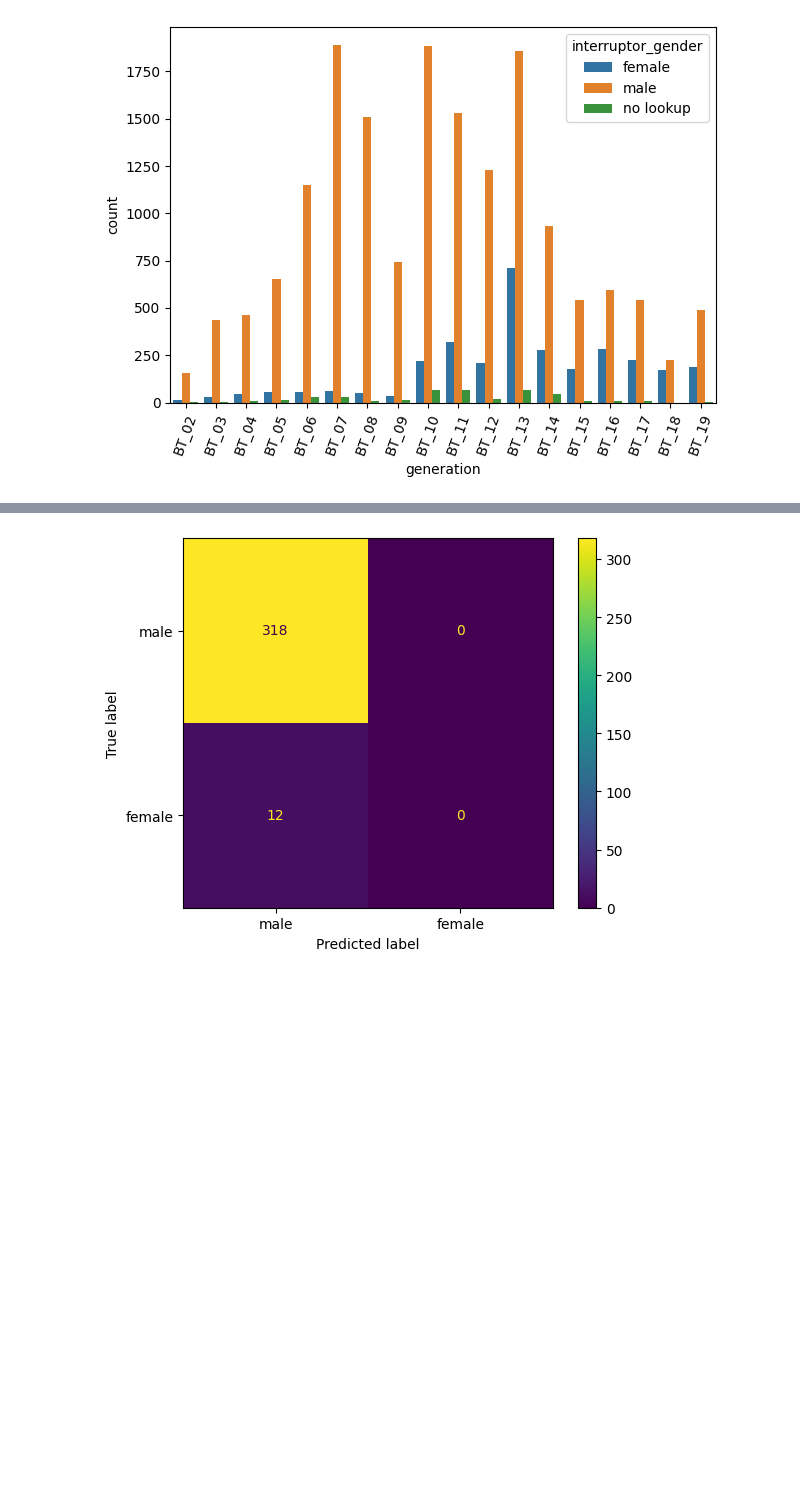
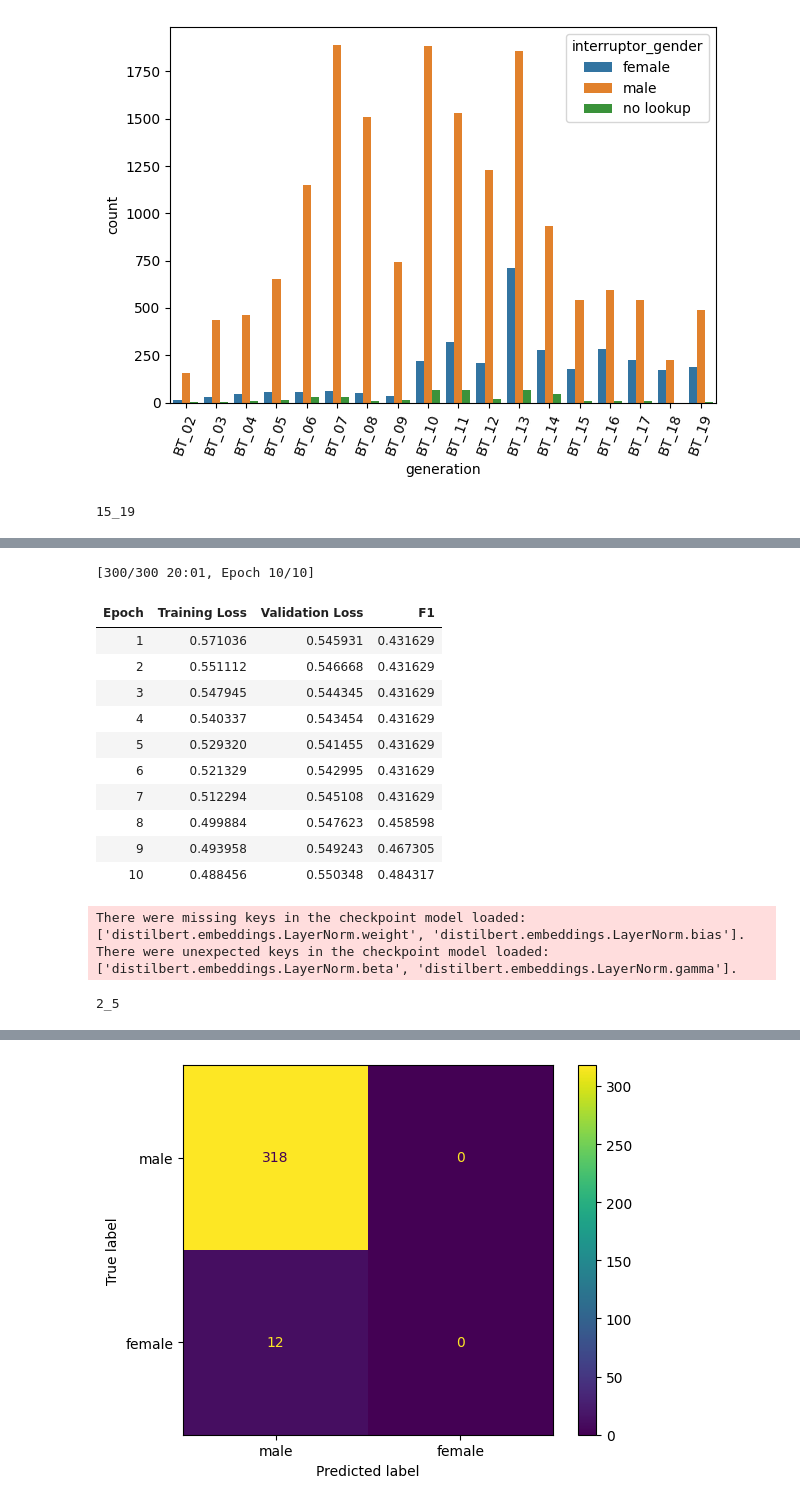
Before and after one commit to Frederik-Roeckle/GenderSentimentGermanParliament, a Jupyter notebook: TrainingsloopBERT.ipynb, the cells around one changed output, grey strips where cells are left out. Saved outputs shown, nothing was run; the diff lists cells and outputs as text; code cells hidden in the pictures; blank space fills up the shorter version.

Commit message:
Mit Colab erstellt

```diff
--- a/TrainingsloopBERT.ipynb
+++ b/TrainingsloopBERT.ipynb
@@ -191,3 +199,68 @@ if gender_prediction:
       'train': train_15_19_ds,
       'test': test_15_19_ds
   })
+# %%
+model_name = "distilbert/distilbert-base-german-cased"
+num_labels = 2
+
+def tokenize_function(examples):
+      return tokenizer(examples["text"], truncation=True, padding=True)
+
+def compute_metrics(eval_pred):
+      logits, labels = eval_pred
+      # print(logits)
+      predictions = np.argmax(logits, axis=-1)
+      return metric.compute(predictions=predictions, references=labels, average="macro")
+
+for name, dataset_dict in {"15_19": dataset_dict_15_19,
+                           "2_5": dataset_dict_2_5,
+                           "6_10": dataset_dict_6_10,
+                           "11_14": dataset_dict_11_14,
+                           }.items():
+  print(name)
+  tokenizer = AutoTokenizer.from_pretrained(model_name)
+  tokenized_datasets = dataset_dict.map(tokenize_function, batched=True)
+  data_collator = DataCollatorWithPadding(tokenizer=tokenizer)
+
+  if gender_prediction:
+    id2label = {0: "male", 1: "female"}
+    label2id = {"male": 0, "female": 1}
+
+  model = AutoModelForSequenceClassification.from_pretrained(
+      model_name,
+      num_labels=num_labels,
+      id2label=id2label,
+      label2id=label2id
+  )
+
+  metric = evaluate.load("f1")
+
+  training_args = TrainingArguments(
+    output_dir=f"./german-binary-classifier_{name}_shuffle",
+    learning_rate=1e-5,
+    per_device_train_batch_size=64,
+    num_train_epochs=10, # Slightly more epochs for smaller custom datasets
+    weight_decay=0.01,
+    eval_strategy="epoch",
+    save_strategy="epoch",
+    load_best_model_at_end=True,
+    push_to_hub=False,
+    logging_strategy="epoch",
+    logging_steps=10,
+  )
+
+  trainer = Trainer(
+    model=model,
+    args=training_args,
+    train_dataset=tokenized_datasets["train"],
+    eval_dataset=tokenized_datasets["test"],
+    #tokenizer=tokenizer,
+    data_collator=data_collator,
+    compute_metrics=compute_metrics,
+  )
+
+  trainer.train()
+  trainer.save_model(f"./my_custom_german_model_{name}_masked_stratified")
+  trainer.save_model(f"/content/drive/MyDrive/Colab Notebooks/GermanDistilBERT/my_custom_german_model_{name}_masked_stratified")
+# %% [output]
+15_19
@@ -193,0 +283,15 @@ if gender_prediction:
+[300/300 20:01, Epoch 10/10]
+| Epoch | Training Loss | Validation Loss | F1 |
+| 1 | 0.571036 | 0.545931 | 0.431629 |
+| 2 | 0.551112 | 0.546668 | 0.431629 |
+| 3 | 0.547945 | 0.544345 | 0.431629 |
+| 4 | 0.540337 | 0.543454 | 0.431629 |
+| 5 | 0.529320 | 0.541455 | 0.431629 |
+| 6 | 0.521329 | 0.542995 | 0.431629 |
+| 7 | 0.512294 | 0.545108 | 0.431629 |
+| 8 | 0.499884 | 0.547623 | 0.458598 |
+| 9 | 0.493958 | 0.549243 | 0.467305 |
+| 10 | 0.488456 | 0.550348 | 0.484317 |
+There were missing keys in the checkpoint model loaded: ['distilbert.embeddings.LayerNorm.weight', 'distilbert.embeddings.LayerNorm.bias'].
+There were unexpected keys in the checkpoint model loaded: ['distilbert.embeddings.LayerNorm.beta', 'distilbert.embeddings.LayerNorm.gamma'].
+2_5
```
Also changed, not shown: parts of 15 cells of this notebook.
